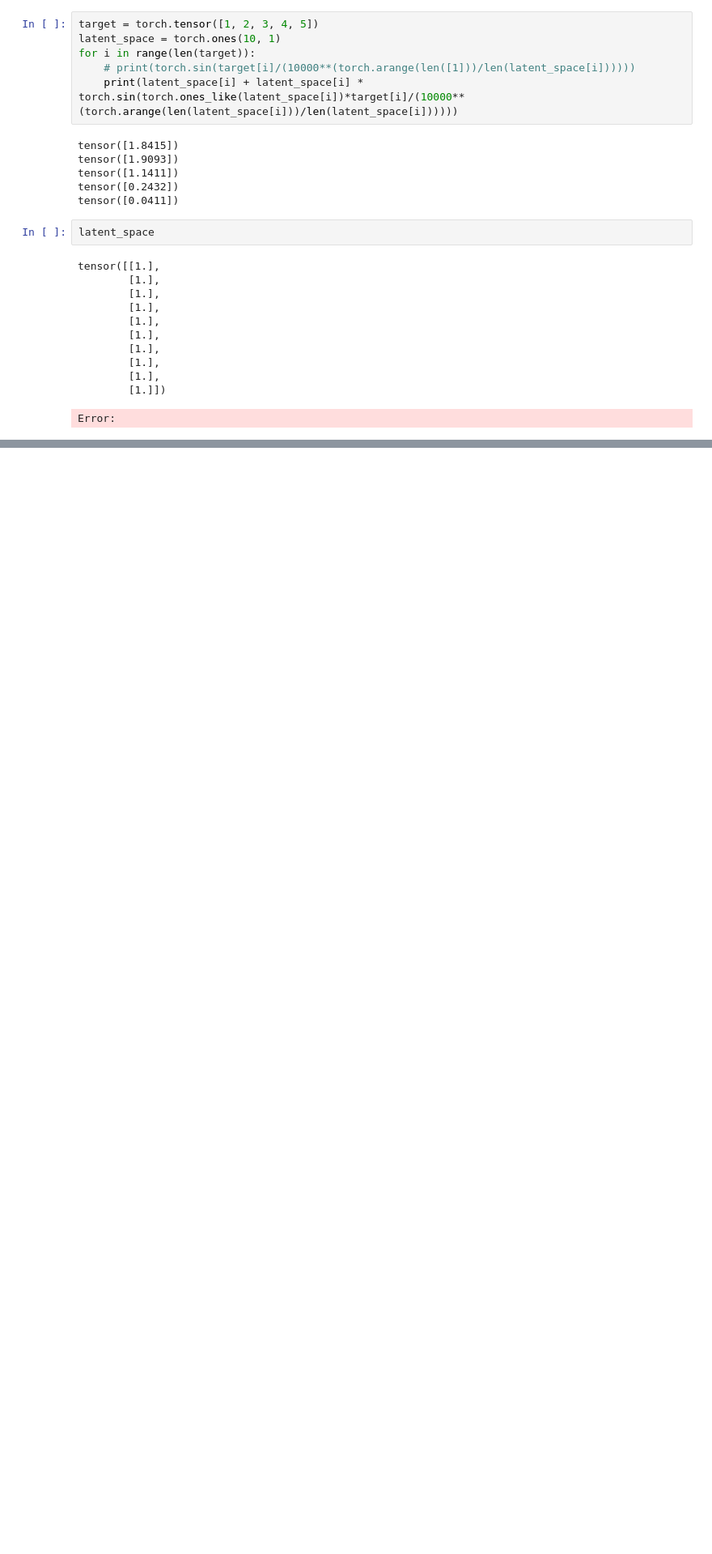
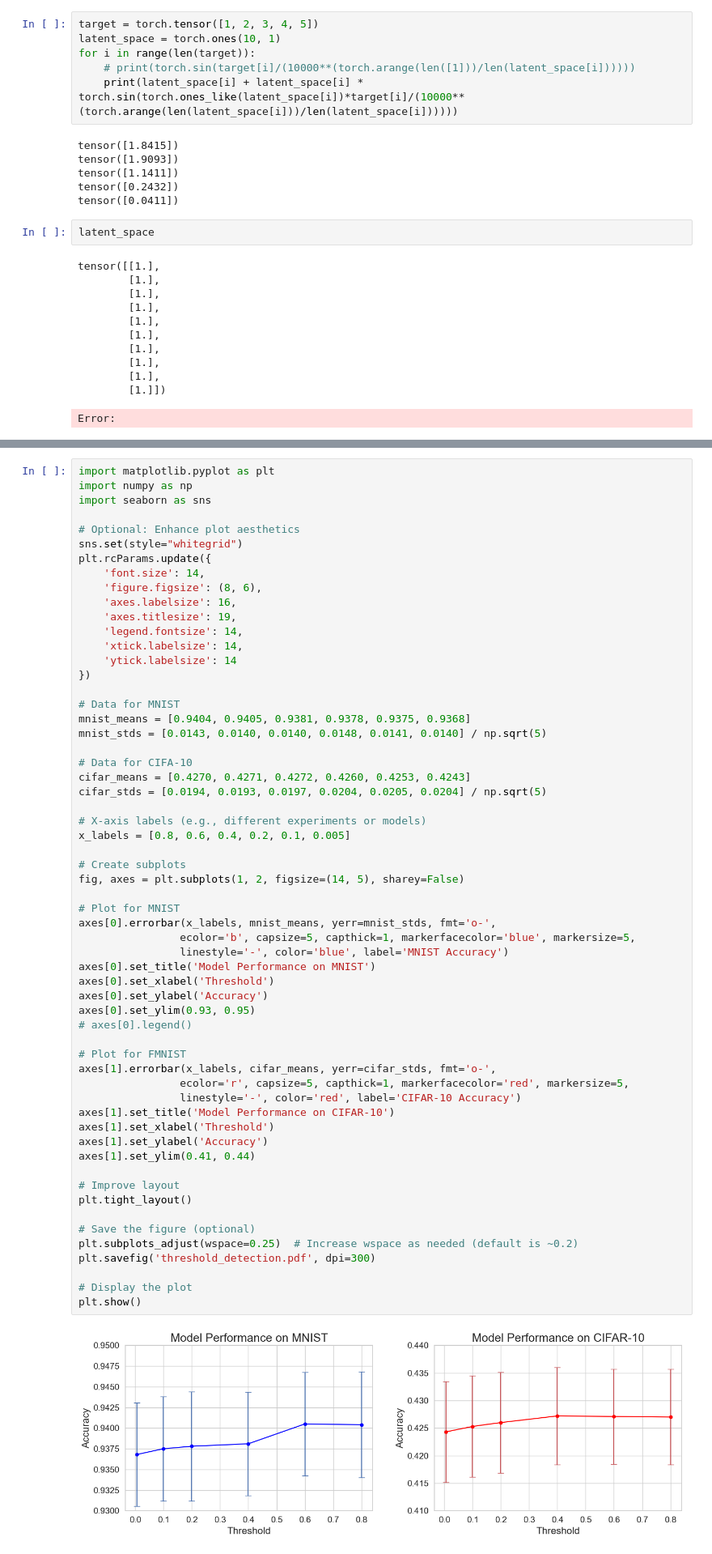
Before and after one commit to dariofenoglio98/FLUX, a Jupyter notebook: public/trash.ipynb, the cells around one changed output, grey strips where cells are left out. Shown: that part at 81% size. Drawn from its saved outputs; the diff is of its cells as text; blank space fills up the shorter version.

```diff
--- a/public/trash.ipynb
+++ b/public/trash.ipynb
@@ -28,0 +109,61 @@ Error:
+# %%
+import matplotlib.pyplot as plt
+import numpy as np
+import seaborn as sns
+
+# Optional: Enhance plot aesthetics
+sns.set(style="whitegrid")
+plt.rcParams.update({
+    'font.size': 14,
+    'figure.figsize': (8, 6),
+    'axes.labelsize': 16,
+    'axes.titlesize': 19,
+    'legend.fontsize': 14,
+    'xtick.labelsize': 14,
+    'ytick.labelsize': 14
+})
+
+# Data for MNIST
+mnist_means = [0.9404, 0.9405, 0.9381, 0.9378, 0.9375, 0.9368]
+mnist_stds = [0.0143, 0.0140, 0.0140, 0.0148, 0.0141, 0.0140] / np.sqrt(5)
+
+# Data for CIFA-10
+cifar_means = [0.4270, 0.4271, 0.4272, 0.4260, 0.4253, 0.4243]
+cifar_stds = [0.0194, 0.0193, 0.0197, 0.0204, 0.0205, 0.0204] / np.sqrt(5)
+
+# X-axis labels (e.g., different experiments or models)
+x_labels = [0.8, 0.6, 0.4, 0.2, 0.1, 0.005]
+
+# Create subplots
+fig, axes = plt.subplots(1, 2, figsize=(14, 5), sharey=False)
+
+# Plot for MNIST
+axes[0].errorbar(x_labels, mnist_means, yerr=mnist_stds, fmt='o-',
+                ecolor='b', capsize=5, capthick=1, markerfacecolor='blue', markersize=5,
+                linestyle='-', color='blue', label='MNIST Accuracy')
+axes[0].set_title('Model Performance on MNIST')
+axes[0].set_xlabel('Threshold')
+axes[0].set_ylabel('Accuracy')
+axes[0].set_ylim(0.93, 0.95)
+# axes[0].legend()
+
+# Plot for FMNIST
+axes[1].errorbar(x_labels, cifar_means, yerr=cifar_stds, fmt='o-',
+                ecolor='r', capsize=5, capthick=1, markerfacecolor='red', markersize=5,
+                linestyle='-', color='red', label='CIFAR-10 Accuracy')
+axes[1].set_title('Model Performance on CIFAR-10')
+axes[1].set_xlabel('Threshold')
+axes[1].set_ylabel('Accuracy')
+axes[1].set_ylim(0.41, 0.44)
+
+# Improve layout
+plt.tight_layout()
+
+# Save the figure (optional)
+plt.subplots_adjust(wspace=0.25)  # Increase wspace as needed (default is ~0.2)
+plt.savefig('threshold_detection.pdf', dpi=300)
+
+# Display the plot
+plt.show()
+# %% [output]
+[figure, added]
```
Also changed, not shown: parts of 1 cell of this notebook, 8 other files.
